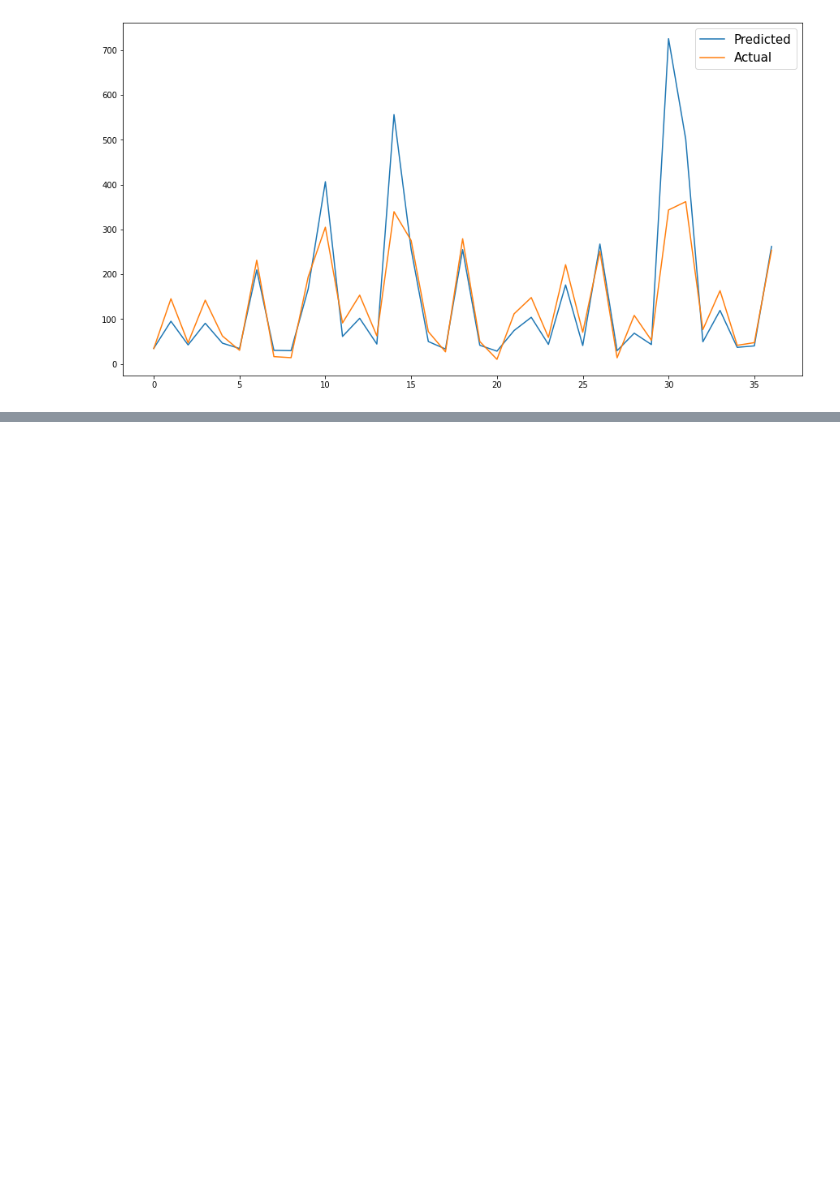
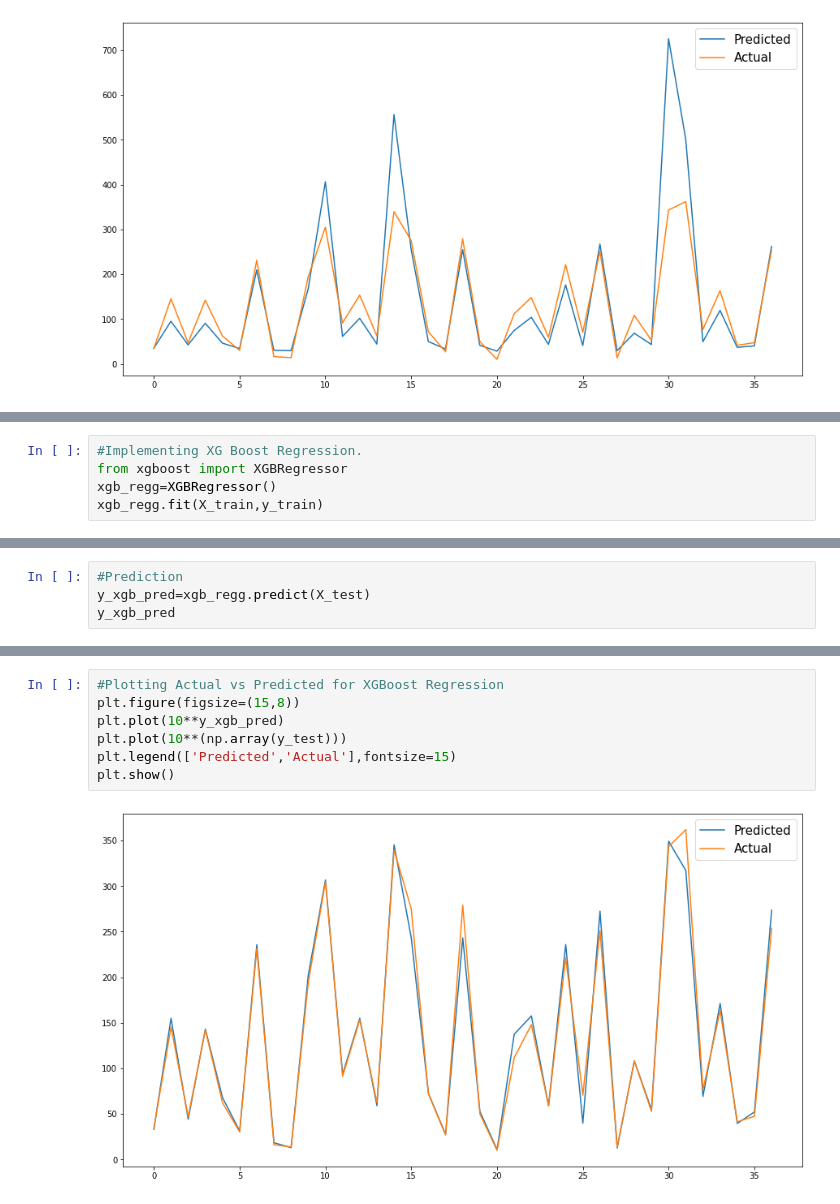
Before and after one commit to Kaushaljha488/-Kaushal-Yes-Bank-Stock-Closing-Price-Prediction, a Jupyter notebook: Kaushal_Yes_Bank_Stock_Closing_Price_Prediction.ipynb, the cells around one changed output, grey strips where cells are left out. Cells and saved outputs as stored; diff of their text form; blank space fills up the shorter version.

Commit message:
Implementing XG Boost Regression and Final conclusion.

```diff
--- a/Kaushal_Yes_Bank_Stock_Closing_Price_Prediction.ipynb
+++ b/Kaushal_Yes_Bank_Stock_Closing_Price_Prediction.ipynb
@@ -854,0 +858,5 @@ plt.show()
+# %%
+#Implementing XG Boost Regression.
+from xgboost import XGBRegressor
+xgb_regg=XGBRegressor()
+xgb_regg.fit(X_train,y_train)
@@ -854,0 +871,4 @@ plt.show()
+# %%
+#Prediction
+y_xgb_pred=xgb_regg.predict(X_test)
+y_xgb_pred
@@ -854,0 +896,9 @@ plt.show()
+# %%
+#Plotting Actual vs Predicted for XGBoost Regression
+plt.figure(figsize=(15,8))
+plt.plot(10**y_xgb_pred)
+plt.plot(10**(np.array(y_test)))
+plt.legend(['Predicted','Actual'],fontsize=15)
+plt.show()
+# %% [output]
+[figure, added]
```
Also changed, not shown: parts of 6 cells of this notebook.
